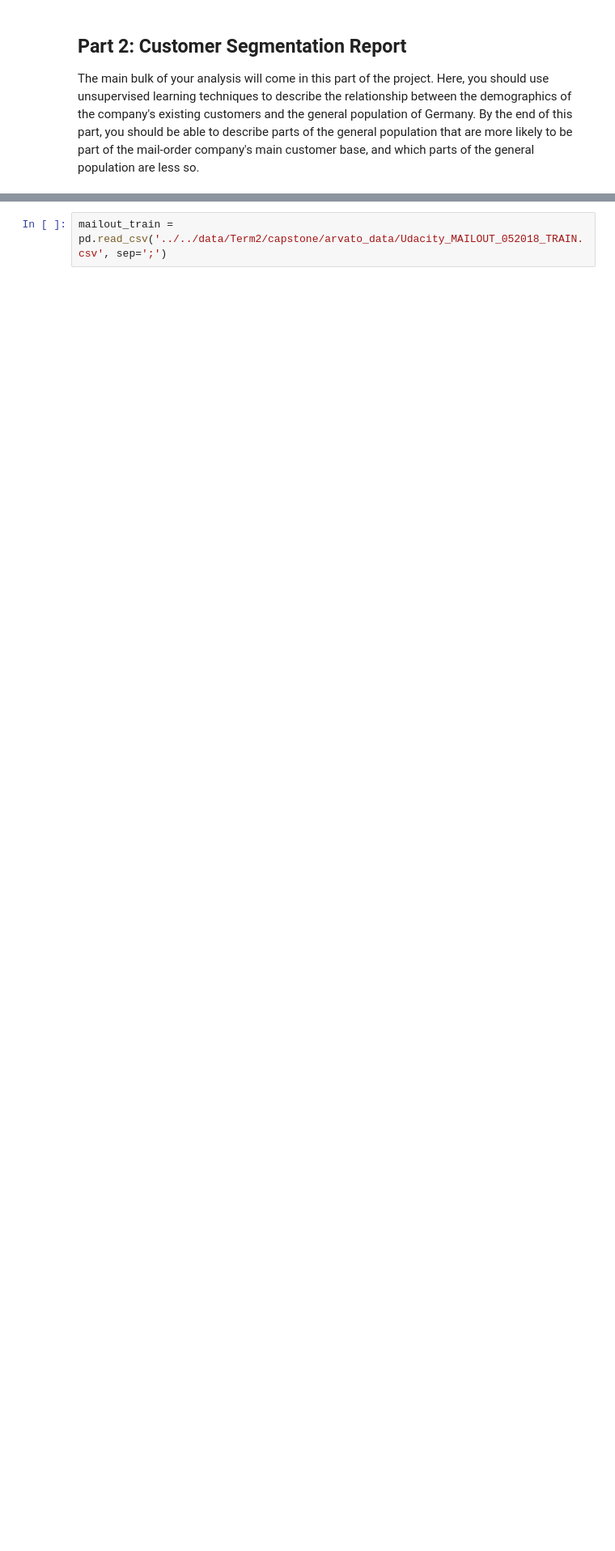
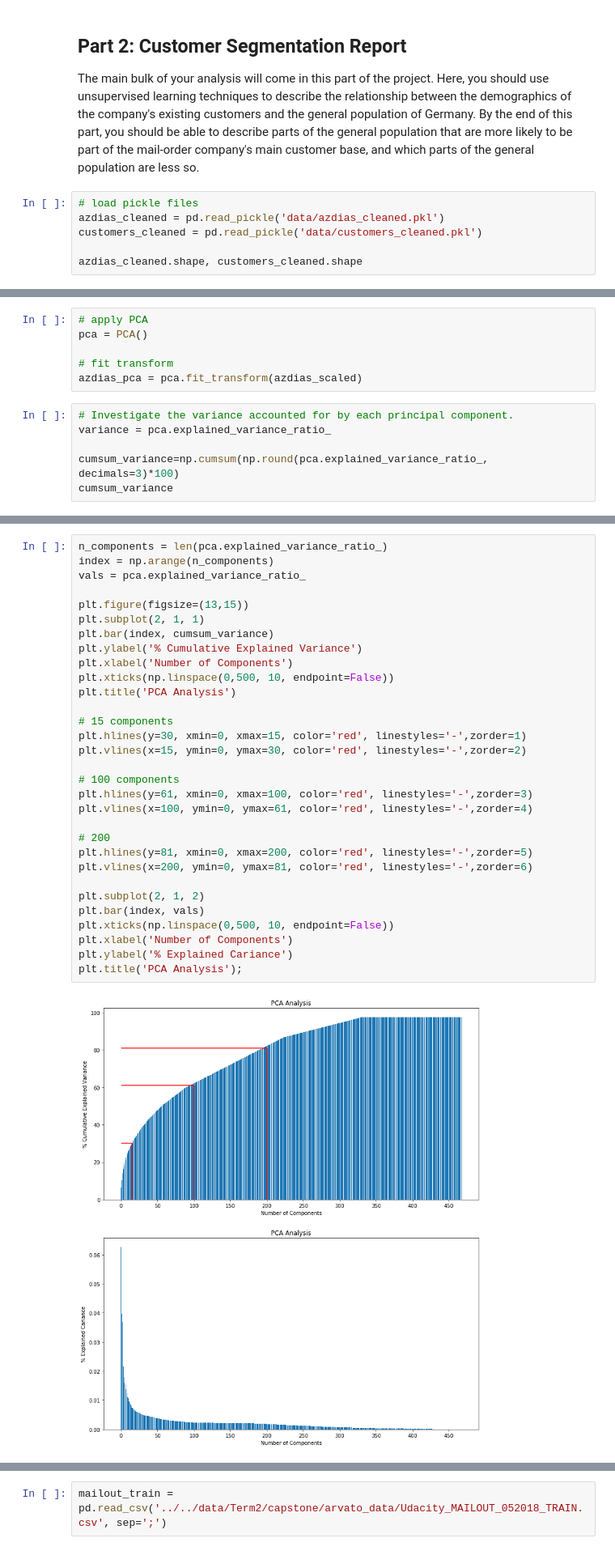
Before and after one commit to michanN/capstone-arvato, a Jupyter notebook: Arvato Project Workbook.ipynb, the cells around one changed output, grey strips where cells are left out. Shown at 81% size. Cells and saved outputs as stored; diff of their text form; blank space fills up the shorter version.

```diff
--- a/Arvato Project Workbook.ipynb
+++ b/Arvato Project Workbook.ipynb
@@ -421,3 +349,9 @@ From here on I'll focus the analysis on the group with the smaller amount of mis
 ## Part 2: Customer Segmentation Report
 
 The main bulk of your analysis will come in this part of the project. Here, you should use unsupervised learning techniques to describe the relationship between the demographics of the company's existing customers and the general population of Germany. By the end of this part, you should be able to describe parts of the general population that are more likely to be part of the mail-order company's main customer base, and which parts of the general population are less so.
+# %%
+# load pickle files
+azdias_cleaned = pd.read_pickle('data/azdias_cleaned.pkl')
+customers_cleaned = pd.read_pickle('data/customers_cleaned.pkl')
+
+azdias_cleaned.shape, customers_cleaned.shape
@@ -423,0 +383,12 @@ The main bulk of your analysis will come in this part of the project. Here, you
+# %%
+# apply PCA
+pca = PCA()
+
+# fit transform
+azdias_pca = pca.fit_transform(azdias_scaled)
+# %%
+# Investigate the variance accounted for by each principal component.
+variance = pca.explained_variance_ratio_
+
+cumsum_variance=np.cumsum(np.round(pca.explained_variance_ratio_, decimals=3)*100)
+cumsum_variance
@@ -423,0 +413,33 @@ The main bulk of your analysis will come in this part of the project. Here, you
+# %%
+n_components = len(pca.explained_variance_ratio_)
+index = np.arange(n_components)
+vals = pca.explained_variance_ratio_
+
+plt.figure(figsize=(13,15))
+plt.subplot(2, 1, 1)
+plt.bar(index, cumsum_variance)
+plt.ylabel('% Cumulative Explained Variance')
+plt.xlabel('Number of Components')
+plt.xticks(np.linspace(0,500, 10, endpoint=False))
+plt.title('PCA Analysis')
+
+# 15 components
+plt.hlines(y=30, xmin=0, xmax=15, color='red', linestyles='-',zorder=1)
+plt.vlines(x=15, ymin=0, ymax=30, color='red', linestyles='-',zorder=2)
+
+# 100 components
+plt.hlines(y=61, xmin=0, xmax=100, color='red', linestyles='-',zorder=3)
+plt.vlines(x=100, ymin=0, ymax=61, color='red', linestyles='-',zorder=4)
+
+# 200
+plt.hlines(y=81, xmin=0, xmax=200, color='red', linestyles='-',zorder=5)
+plt.vlines(x=200, ymin=0, ymax=81, color='red', linestyles='-',zorder=6)
+
+plt.subplot(2, 1, 2)
+plt.bar(index, vals)
+plt.xticks(np.linspace(0,500, 10, endpoint=False))
+plt.xlabel('Number of Components')
+plt.ylabel('% Explained Cariance')
+plt.title('PCA Analysis');
+# %% [output]
+[figure, added]
```
Also changed, not shown: parts of 50 cells of this notebook, 1 other file.
